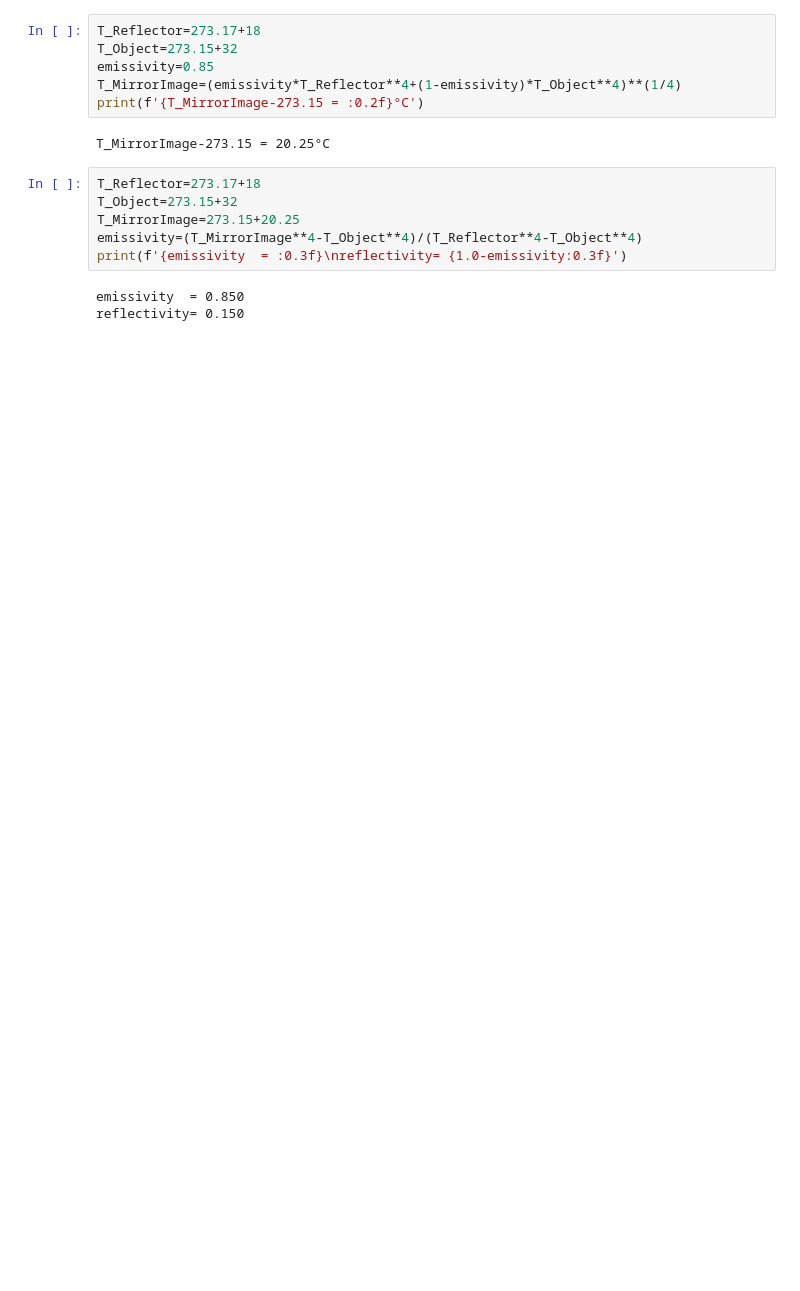
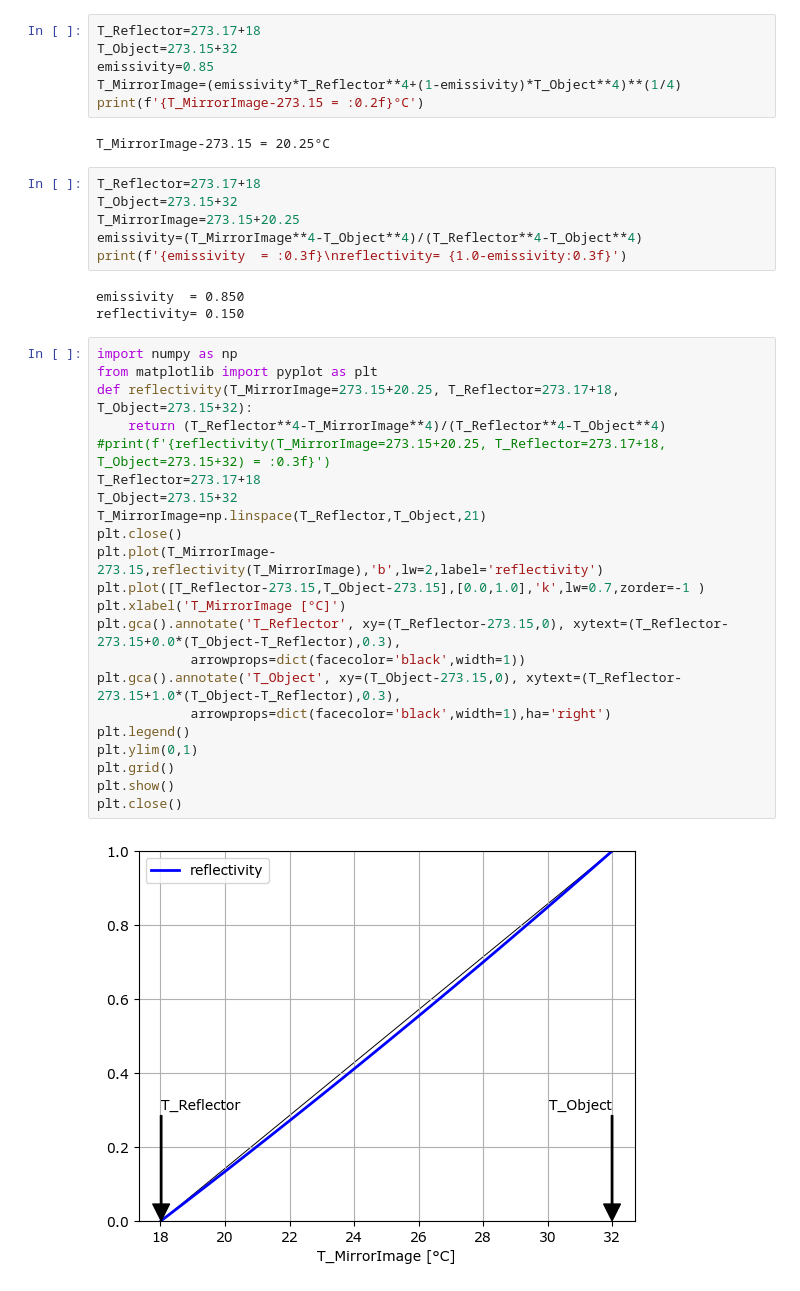
Before and after one commit to RichardPotthoff/Notebooks, a Jupyter notebook: IR_camera.ipynb, the cells around one changed output. Drawn from its saved outputs; the diff is of its cells as text; blank space fills up the shorter version.

Commit message:
add plot, requirements.txt

```diff
--- a/IR_camera.ipynb
+++ b/IR_camera.ipynb
@@ -19,3 +19,27 @@ print(f'{emissivity  = :0.3f}\nreflectivity= {1.0-emissivity:0.3f}')
 # %% [output]
 emissivity  = 0.850
 reflectivity= 0.150
+# %%
+import numpy as np
+from matplotlib import pyplot as plt
+def reflectivity(T_MirrorImage=273.15+20.25, T_Reflector=273.17+18, T_Object=273.15+32):
+    return (T_Reflector**4-T_MirrorImage**4)/(T_Reflector**4-T_Object**4)
+#print(f'{reflectivity(T_MirrorImage=273.15+20.25, T_Reflector=273.17+18, T_Object=273.15+32) = :0.3f}')
+T_Reflector=273.17+18
+T_Object=273.15+32
+T_MirrorImage=np.linspace(T_Reflector,T_Object,21)
+plt.close()
+plt.plot(T_MirrorImage-273.15,reflectivity(T_MirrorImage),'b',lw=2,label='reflectivity')
+plt.plot([T_Reflector-273.15,T_Object-273.15],[0.0,1.0],'k',lw=0.7,zorder=-1 )
+plt.xlabel('T_MirrorImage [°C]')
+plt.gca().annotate('T_Reflector', xy=(T_Reflector-273.15,0), xytext=(T_Reflector-273.15+0.0*(T_Object-T_Reflector),0.3),
+            arrowprops=dict(facecolor='black',width=1))
+plt.gca().annotate('T_Object', xy=(T_Object-273.15,0), xytext=(T_Reflector-273.15+1.0*(T_Object-T_Reflector),0.3),
+            arrowprops=dict(facecolor='black',width=1),ha='right')
+plt.legend()
+plt.ylim(0,1)
+plt.grid()
+plt.show()
+plt.close()
+# %% [output]
+[figure, added]
```
Also changed, not shown: parts of 2 cells of this notebook, 1 other file.
